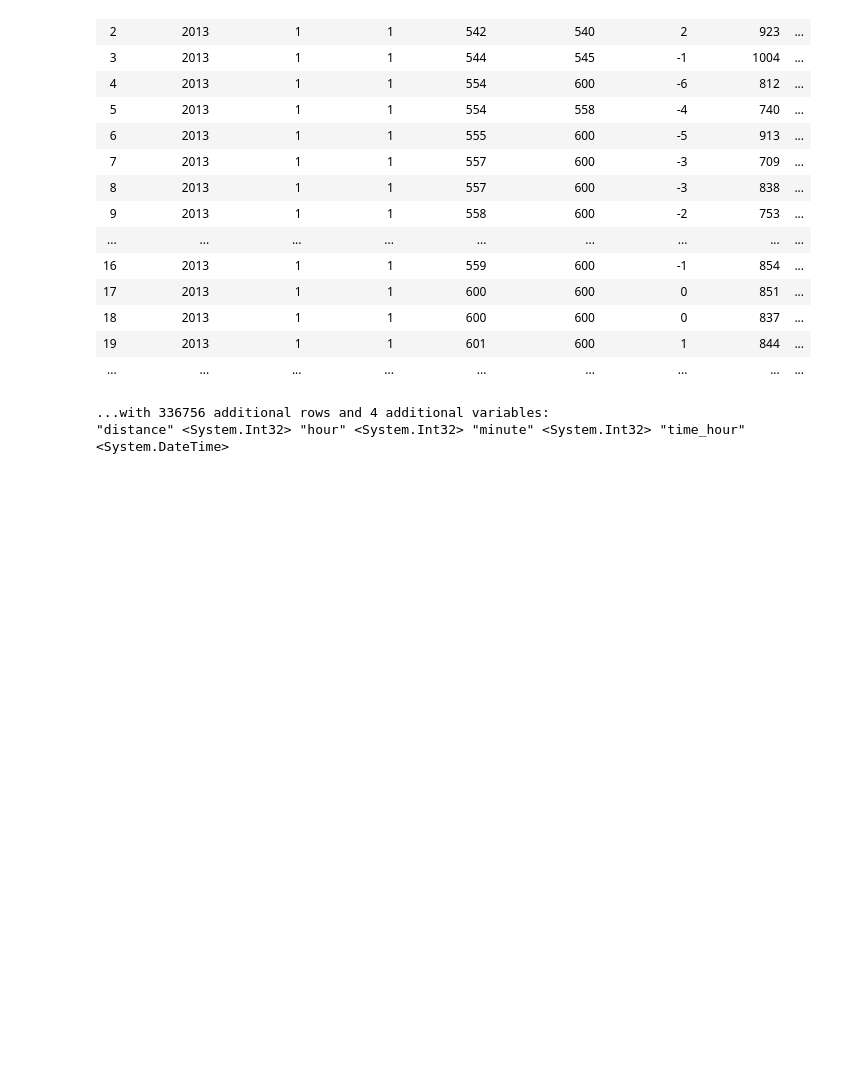
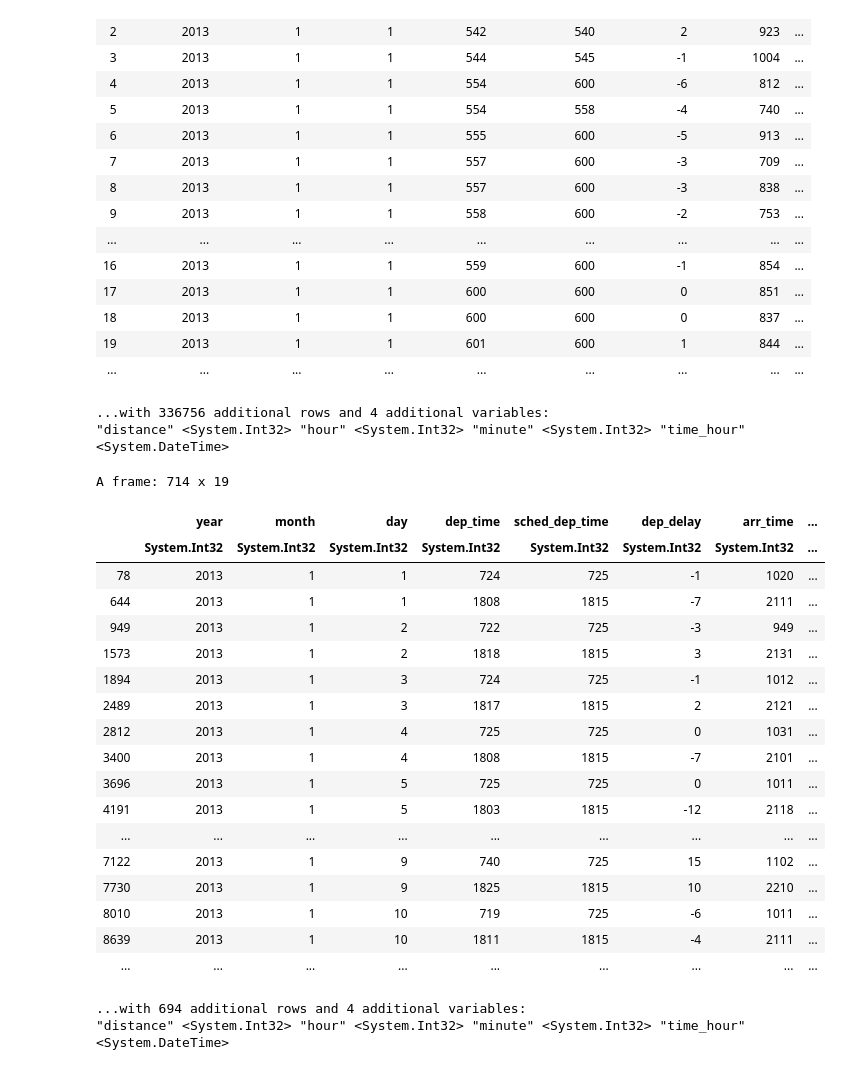
Before and after one commit to WalternativE/FSharpForDataScience, a Jupyter notebook: notebooks/EDA_Deedle.ipynb, the cells around one changed output. Drawn from its saved outputs; the diff is of its cells as text; code cells hidden in the pictures; blank space fills up the shorter version.

```diff
--- a/notebooks/EDA_Deedle.ipynb
+++ b/notebooks/EDA_Deedle.ipynb
@@ -55,3 +58,32 @@ A frame: 336776 x 19
 | ... | ... | ... | ... | ... | ... | ... | ... | ... |
 ...with 336756 additional rows and 4 additional variables:
 "distance" <System.Int32> "hour" <System.Int32> "minute" <System.Int32> "time_hour" <System.DateTime>
+# %%
+#!fsharp
+let alaskaFlights =
+    flights
+    |> Frame.filterRowsBy "carrier" "AS"
+
+alaskaFlights
+# %% [output]
+A frame: 714 x 19
+|  | year | month | day | dep_time | sched_dep_time | dep_delay | arr_time | ... |
+|  | System.Int32 | System.Int32 | System.Int32 | System.Int32 | System.Int32 | System.Int32 | System.Int32 | ... |
+| 78 | 2013 | 1 | 1 | 724 | 725 | -1 | 1020 | ... |
+| 644 | 2013 | 1 | 1 | 1808 | 1815 | -7 | 2111 | ... |
+| 949 | 2013 | 1 | 2 | 722 | 725 | -3 | 949 | ... |
+| 1573 | 2013 | 1 | 2 | 1818 | 1815 | 3 | 2131 | ... |
+| 1894 | 2013 | 1 | 3 | 724 | 725 | -1 | 1012 | ... |
+| 2489 | 2013 | 1 | 3 | 1817 | 1815 | 2 | 2121 | ... |
+| 2812 | 2013 | 1 | 4 | 725 | 725 | 0 | 1031 | ... |
+| 3400 | 2013 | 1 | 4 | 1808 | 1815 | -7 | 2101 | ... |
+| 3696 | 2013 | 1 | 5 | 725 | 725 | 0 | 1011 | ... |
+| 4191 | 2013 | 1 | 5 | 1803 | 1815 | -12 | 2118 | ... |
+| ... | ... | ... | ... | ... | ... | ... | ... | ... |
+| 7122 | 2013 | 1 | 9 | 740 | 725 | 15 | 1102 | ... |
+| 7730 | 2013 | 1 | 9 | 1825 | 1815 | 10 | 2210 | ... |
+| 8010 | 2013 | 1 | 10 | 719 | 725 | -6 | 1011 | ... |
+| 8639 | 2013 | 1 | 10 | 1811 | 1815 | -4 | 2111 | ... |
+| ... | ... | ... | ... | ... | ... | ... | ... | ... |
+...with 694 additional rows and 4 additional variables:
+"distance" <System.Int32> "hour" <System.Int32> "minute" <System.Int32> "time_hour" <System.DateTime>
```
Also changed, not shown: parts of 14 cells of this notebook, 1 other file.
